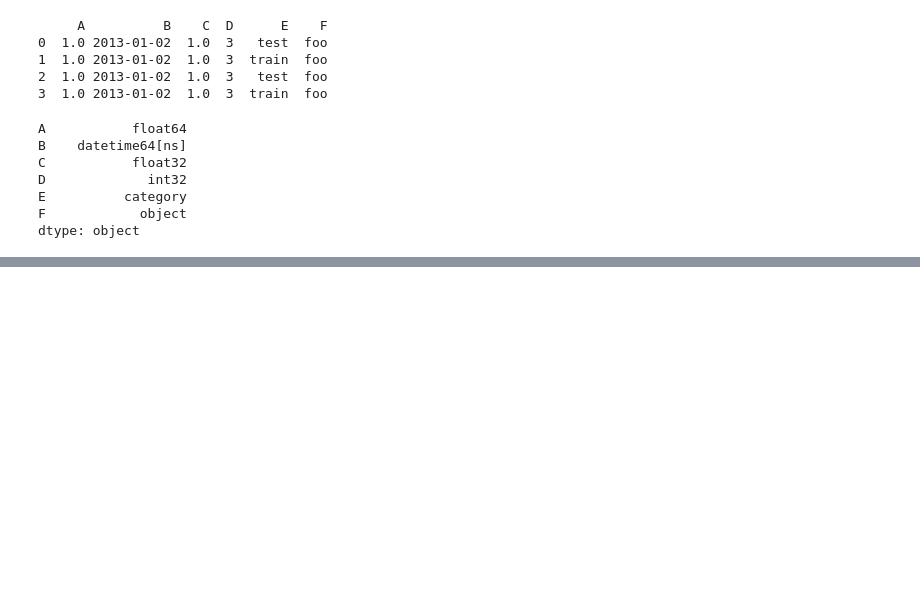
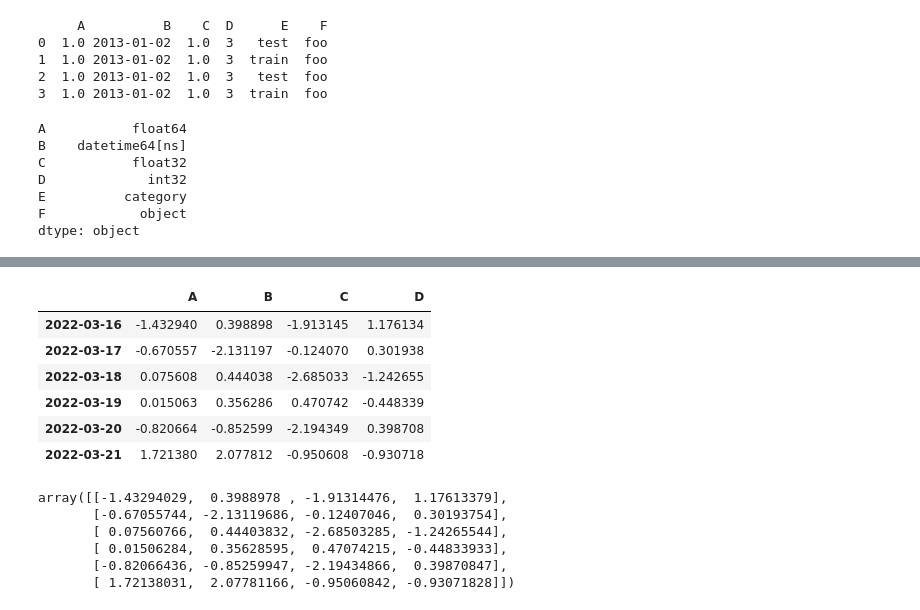
Before and after one commit to ParkJeongUng/Ung.github.io, a Jupyter notebook: _notebooks/하늘코끼리_Pandas_Master.ipynb, the cells around one changed output, grey strips where cells are left out. Saved outputs shown, nothing was run; the diff lists cells and outputs as text; code cells hidden in the pictures; blank space fills up the shorter version.

```diff
--- a/_notebooks/하늘코끼리_Pandas_Master.ipynb
+++ b/_notebooks/하늘코끼리_Pandas_Master.ipynb
@@ -83,0 +170,25 @@ dtype: object
+# %%
+# 실수로 된 값만 가진 데이터프레임 생성
+date = pd.date_range("20220316", periods=6)
+df = pd.DataFrame(np.random.randn(6, 4), index = date, columns = list("ABCD"))
+df
+# %% [output]
+|  | A | B | C | D |
+| 2022-03-16 | -1.432940 | 0.398898 | -1.913145 | 1.176134 |
+| 2022-03-17 | -0.670557 | -2.131197 | -0.124070 | 0.301938 |
+| 2022-03-18 | 0.075608 | 0.444038 | -2.685033 | -1.242655 |
+| 2022-03-19 | 0.015063 | 0.356286 | 0.470742 | -0.448339 |
+| 2022-03-20 | -0.820664 | -0.852599 | -2.194349 | 0.398708 |
+| 2022-03-21 | 1.721380 | 2.077812 | -0.950608 | -0.930718 |
+# %%
+# 실수로만 된 데이터 타입을 넘파이 배열로 변환
+df.to_numpy()
+
+# 계산속도가 빨라진다
+# %% [output]
+array([[-1.43294029,  0.3988978 , -1.91314476,  1.17613379],
+       [-0.67055744, -2.13119686, -0.12407046,  0.30193754],
+       [ 0.07560766,  0.44403832, -2.68503285, -1.24265544],
+       [ 0.01506284,  0.35628595,  0.47074215, -0.44833933],
+       [-0.82066436, -0.85259947, -2.19434866,  0.39870847],
+       [ 1.72138031,  2.07781166, -0.95060842, -0.93071828]])
```
Also changed, not shown: parts of 25 cells of this notebook.
